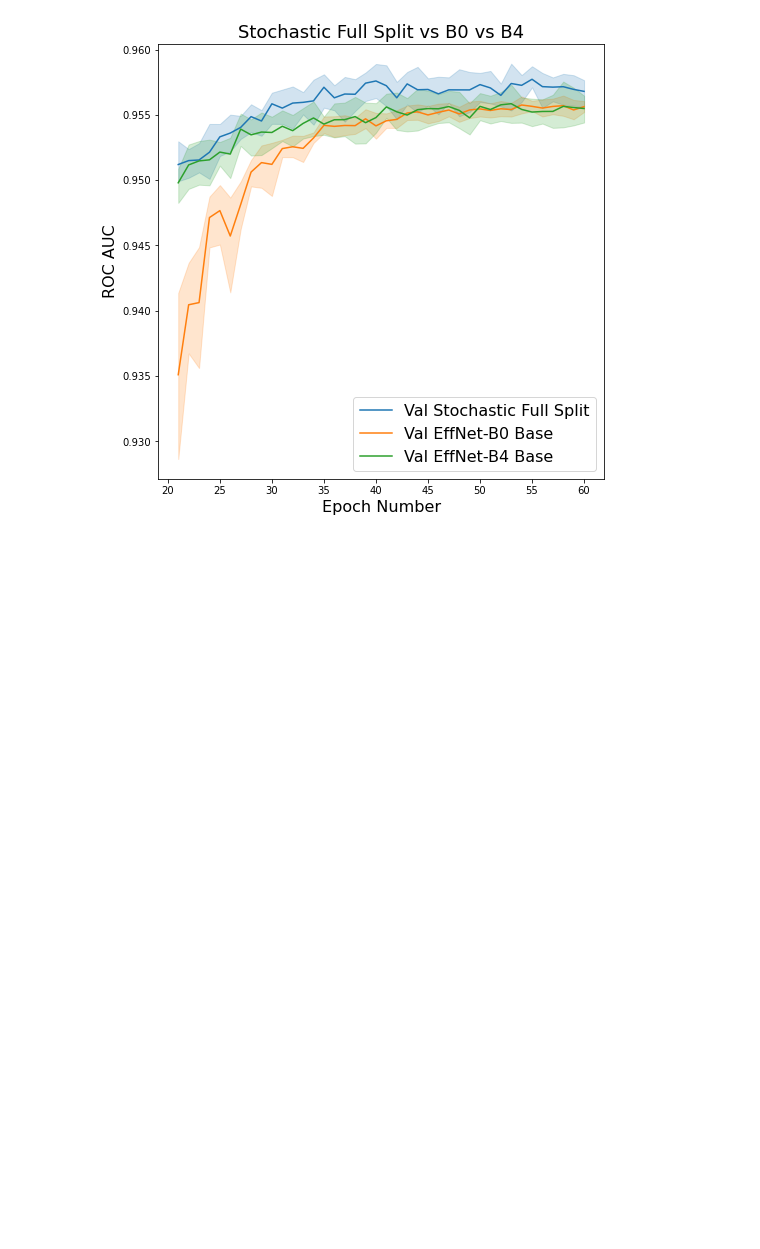
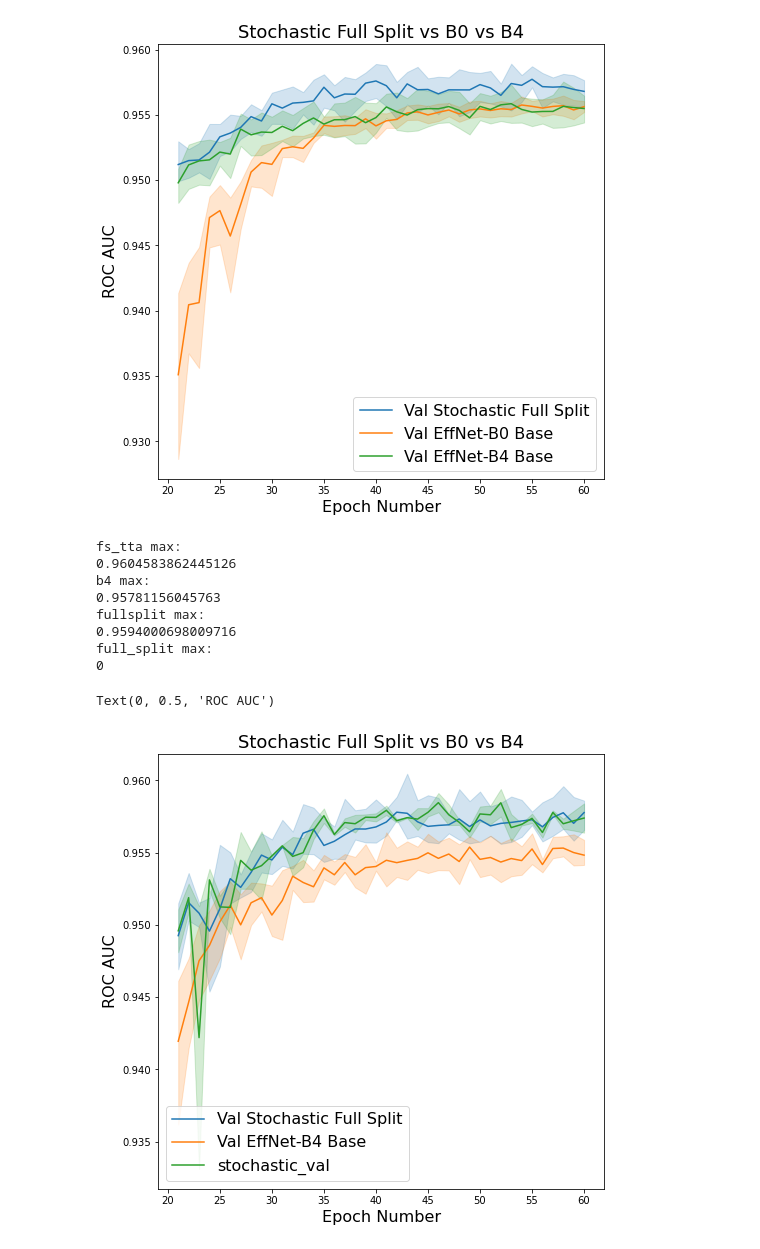
Before and after one commit to ecbme6040/e6691-2021spring-project-StochasticConvolutions-CRKY-CJR2198, a Jupyter notebook: Notebooks/results_analysis/Results Analysis Workbook.ipynb, the cells around one changed output. Drawn from its saved outputs; the diff is of its cells as text; code cells hidden in the pictures; blank space fills up the shorter version.

```diff
--- a/Notebooks/results_analysis/Results Analysis Workbook.ipynb
+++ b/Notebooks/results_analysis/Results Analysis Workbook.ipynb
@@ -415,3 +422,46 @@ plt.ylabel('ROC AUC', fontsize=16)
 # %% [output]
 Text(0, 0.5, 'ROC AUC')
 [figure]
+# %%
+params = {'legend.fontsize': 16,
+          'legend.handlelength': 2}
+plt.rcParams.update(params)
+
+
+new = get_multiple_cols(file_name_list="fresh_rerun/*_per_epoch.csv",
+                        columns_to_include=['Val RoC'],
+                        string_subset=['fs_tta','b4','fullsplit','full_split'], index_key='Epoch')
+
+new = new[20:]
+get_max_value_per_column(string_subset=['fs_tta','b4','fullsplit','full_split'], dataframe=new)
+new['Epoch'] = new.index
+new = new.melt(id_vars='Epoch')
+
+
+
+new['new'] = new.apply(lambda x: rename(x),axis=1)
+rfig, ax = pyplot.subplots(figsize=(8,8))
+
+sns.lineplot(ax=ax,data=new,x='Epoch',y='value', hue='new')
+
+legend = ax.legend().get_texts()
+legend[0].set_text('Val Stochastic Full Split')
+legend[1].set_text('Val EffNet-B4 Base')
+#legend[2].set_text('Val EffNet-B4 Base')
+
+plt.title('Stochastic Full Split vs B0 vs B4', fontsize=18)
+plt.xlabel('Epoch Number', fontsize=16)
+plt.ylabel('ROC AUC', fontsize=16)
+
+#get_max_value_per_column(string_subset, dataframe):
+# %% [output]
+fs_tta max:
+0.9604583862445126
+b4 max:
+0.95781156045763
+fullsplit max:
+0.9594000698009716
+full_split max:
+0
+Text(0, 0.5, 'ROC AUC')
+[figure, added]
```
Also changed, not shown: parts of 2 cells of this notebook.
